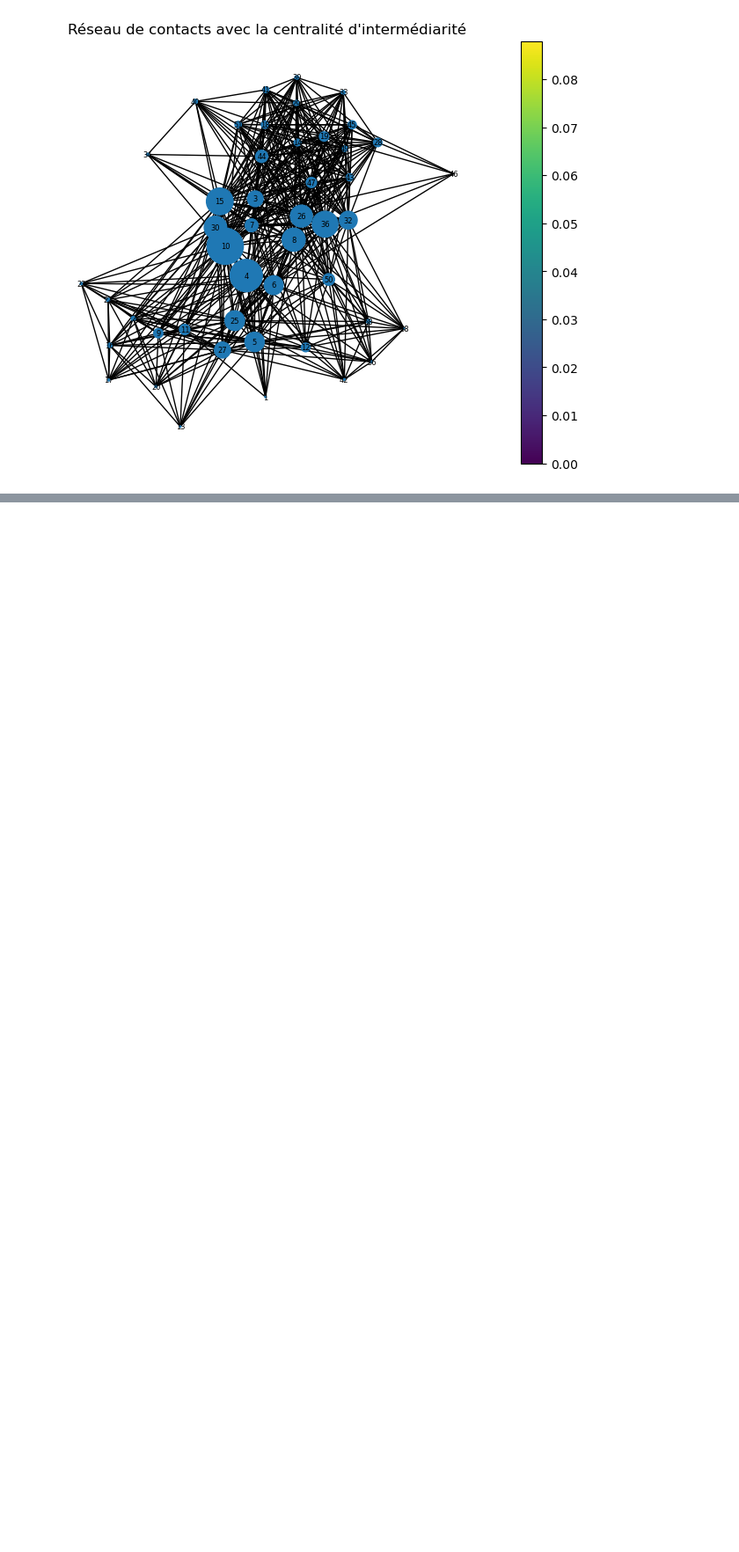
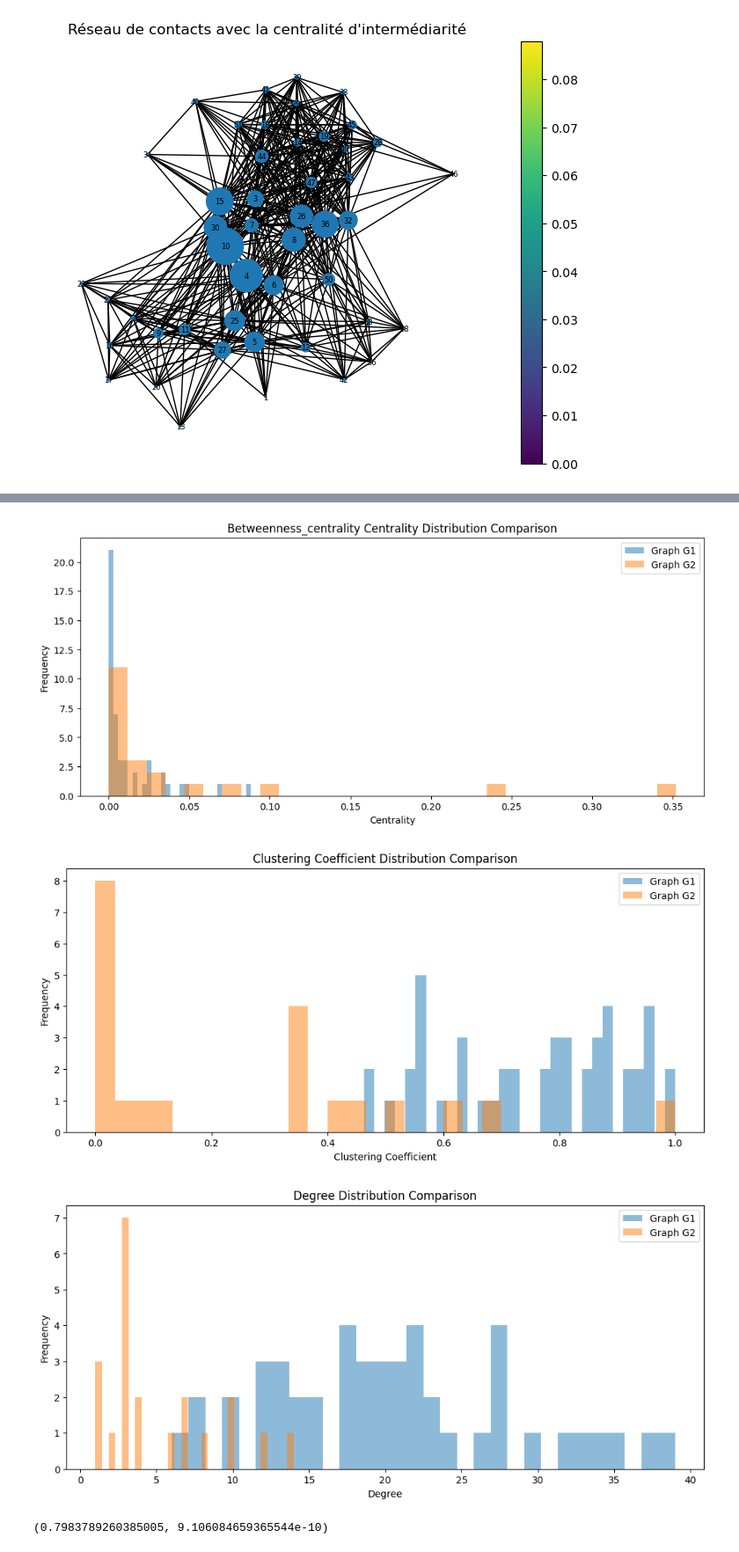
Before and after one commit to Blanblan9/Graph-mining, a Jupyter notebook: GraphMining.ipynb, the cells around one changed output, grey strips where cells are left out. Shown at 88% size. Cells and saved outputs as stored; diff of their text form; code cells hidden in the pictures; blank space fills up the shorter version.

```diff
--- a/GraphMining.ipynb
+++ b/GraphMining.ipynb
@@ -355,0 +460,9 @@ plt.show()
+# %%
+compare_centrality_distributions(G1, G2, centrality_measure=nx.betweenness_centrality)
+compare_clustering_coefficients(G1, G2)
+compare_degree_distributions(G1, G2)
+# %% [output]
+[figure, added]
+[figure, added]
+[figure, added]
+(0.7983789260385005, 9.106084659365544e-10)
```
Also changed, not shown: parts of 6 cells of this notebook.
